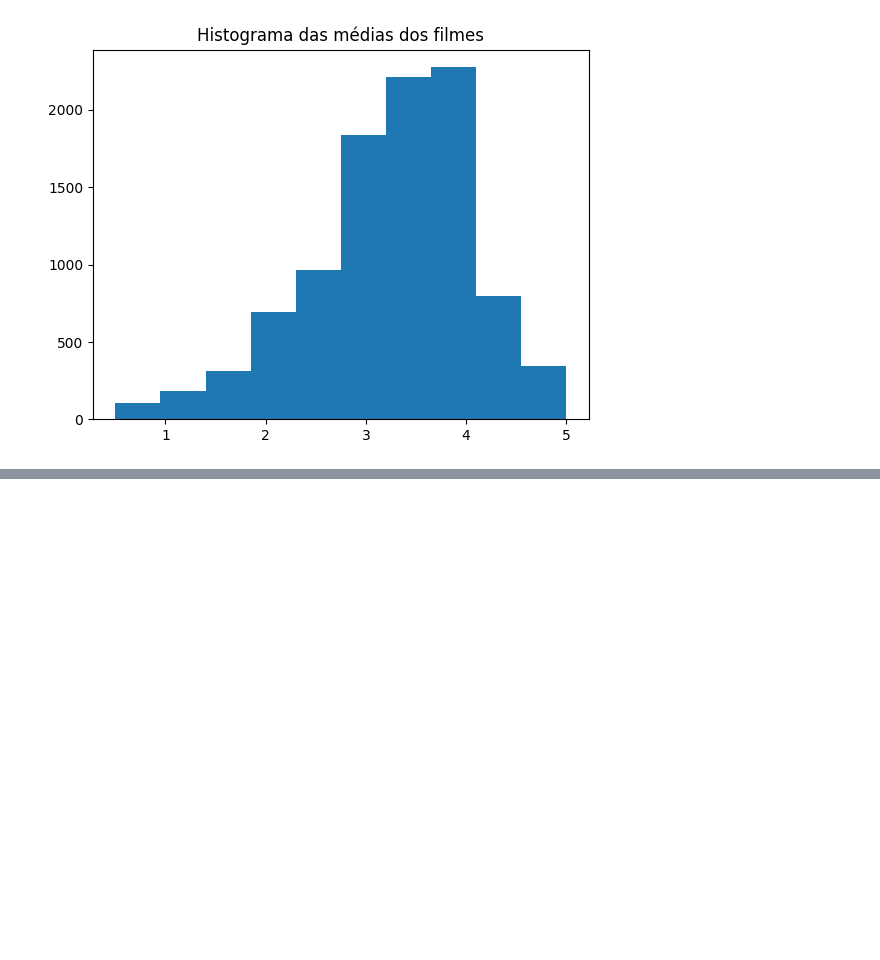
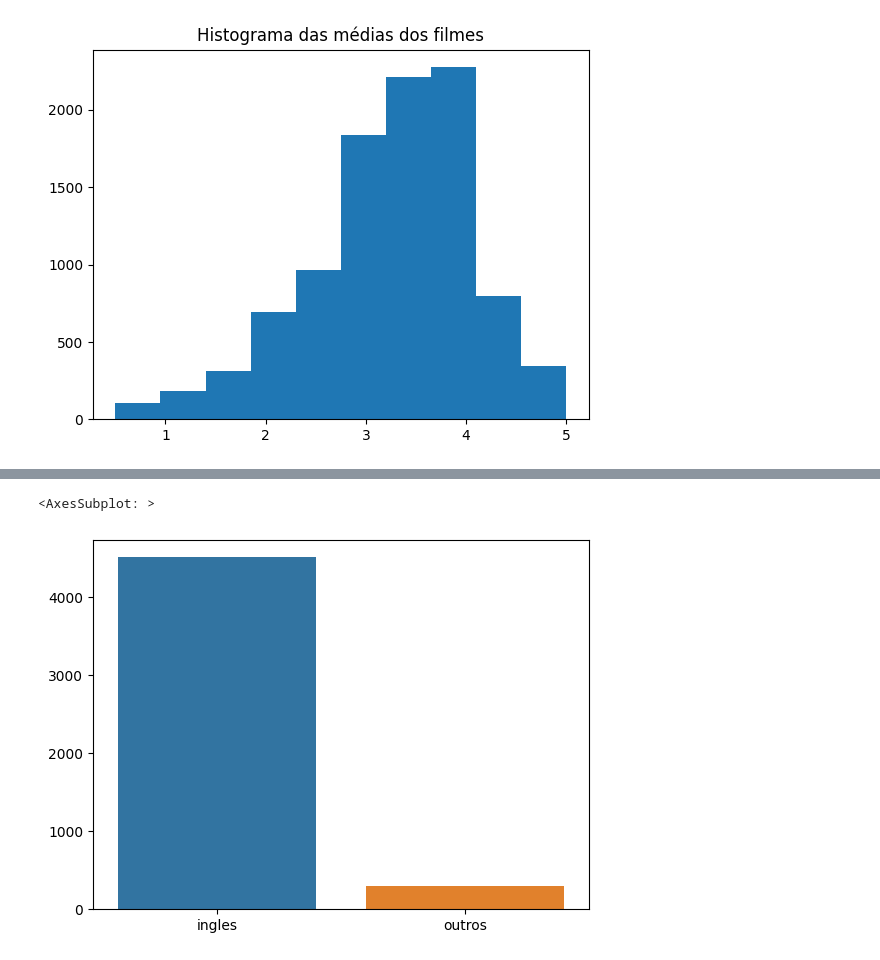
Before and after one commit to AdrielRodrigues/study_datascience, a Jupyter notebook: Intro.ipynb, the cells around one changed output, grey strips where cells are left out. Saved outputs shown, nothing was run; the diff lists cells and outputs as text; code cells hidden in the pictures; blank space fills up the shorter version.

```diff
--- a/Intro.ipynb
+++ b/Intro.ipynb
@@ -150,0 +225,10 @@ Text(0.5, 1.0, 'Histograma das médias dos filmes')
+# %%
+dados = {
+    'lingua': ['ingles', 'outros'],
+    'total': [total_de_ingles, total_do_resto]
+}
+pd.DataFrame(dados)
+sns.barplot(x='lingua', y='total', data=dados)
+# %% [output]
+<AxesSubplot: >
+[figure, added]
```
Also changed, not shown: parts of 12 cells of this notebook, 14 other files.
